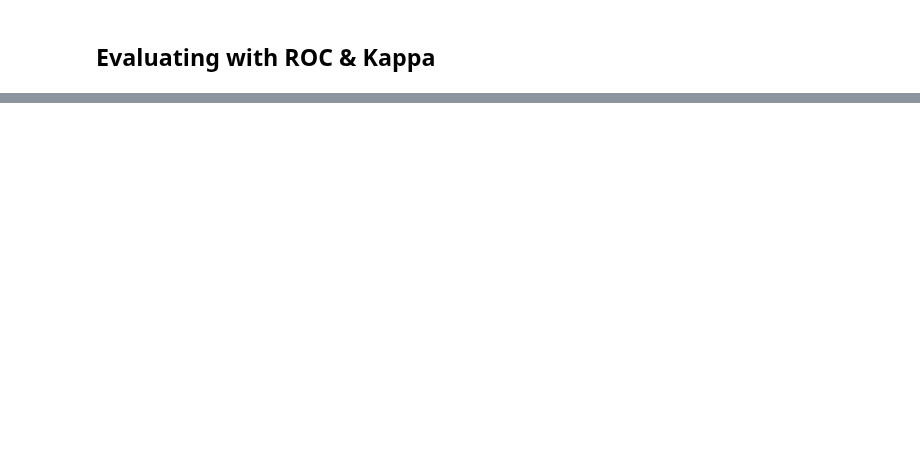
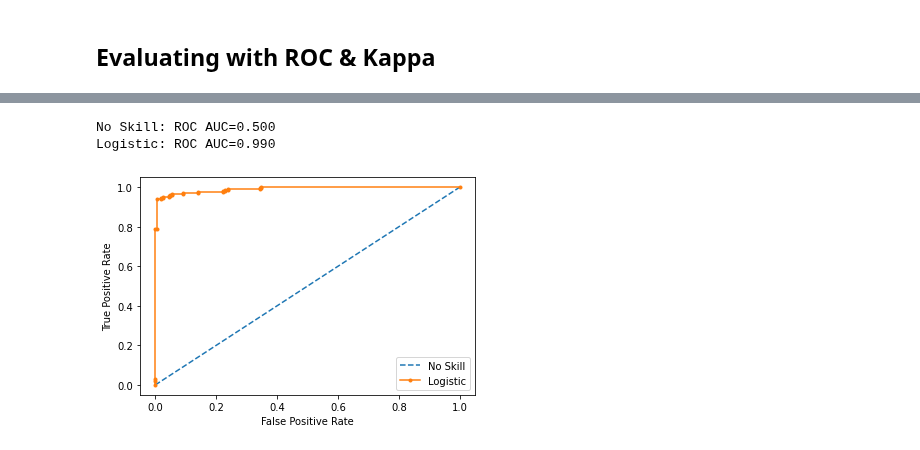
Before and after one commit to mohammadakradi/Covid-19, a Jupyter notebook: Evaluating_model.ipynb, the cells around one changed output, grey strips where cells are left out. Drawn from its saved outputs; the diff is of its cells as text; code cells hidden in the pictures; blank space fills up the shorter version.

Commit message:
ROC curve plotted

```diff
--- a/Evaluating_model.ipynb
+++ b/Evaluating_model.ipynb
@@ -215,37 +192,41 @@ ROC AUC: 0.983200
 # %%
 # roc curve and auc
 from sklearn.datasets import make_classification
 from sklearn.linear_model import LogisticRegression
 from sklearn.model_selection import train_test_split
 from sklearn.metrics import roc_curve
 from sklearn.metrics import roc_auc_score
 from matplotlib import pyplot
 # generate a no skill prediction (majority class)
-ns_probs = [0 for _ in range(len(testy))]
+ns_probs = [0 for _ in range(len(Y_val2))]
 
 # predict probabilities
-lr_probs = model.predict_proba(testX)
+lr_probs = model.predict_proba(X_val)
 # keep probabilities for the positive outcome only
-lr_probs = lr_probs[:, 1]
+lr_probs = lr_probs[:, 0]
 # calculate scores
-ns_auc = roc_auc_score(testy, ns_probs)
-lr_auc = roc_auc_score(testy, lr_probs)
+ns_auc = roc_auc_score(Y_val2, ns_probs)
+lr_auc = roc_auc_score(Y_val2, lr_probs)
 # summarize scores
 print('No Skill: ROC AUC=%.3f' % (ns_auc))
 print('Logistic: ROC AUC=%.3f' % (lr_auc))
 # calculate roc curves
-ns_fpr, ns_tpr, _ = roc_curve(testy, ns_probs)
-lr_fpr, lr_tpr, _ = roc_curve(testy, lr_probs)
+ns_fpr, ns_tpr, _ = roc_curve(Y_val2, ns_probs)
+lr_fpr, lr_tpr, _ = roc_curve(Y_val2, lr_probs)
 # plot the roc curve for the model
 pyplot.plot(ns_fpr, ns_tpr, linestyle='--', label='No Skill')
 pyplot.plot(lr_fpr, lr_tpr, marker='.', label='Logistic')
 # axis labels
 pyplot.xlabel('False Positive Rate')
 pyplot.ylabel('True Positive Rate')
 # show the legend
 pyplot.legend()
 # show the plot
 pyplot.show()
+# %% [output]
+No Skill: ROC AUC=0.500
+Logistic: ROC AUC=0.990
+[figure, added]
 # %%
 # precision-recall curve and f1
 from sklearn.datasets import make_classification
```
Also changed, not shown: parts of 10 cells of this notebook.
